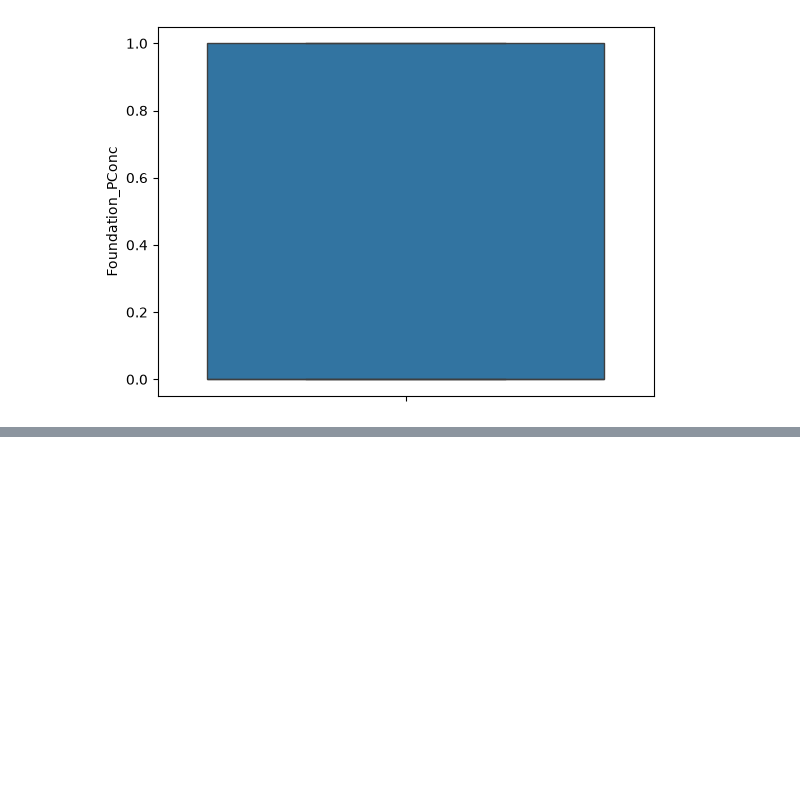
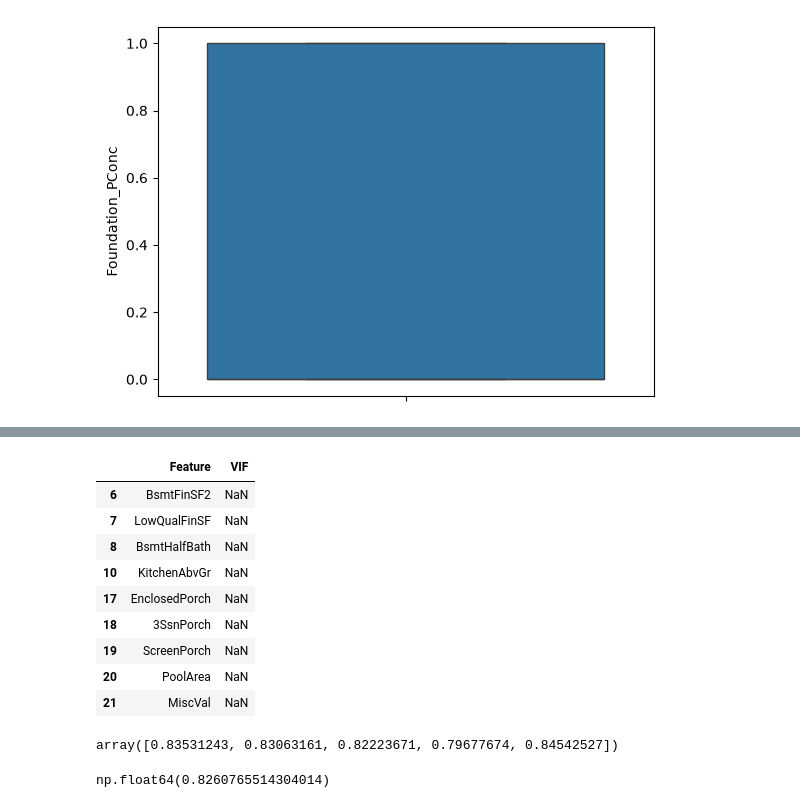
Before and after one commit to Logesh-M0324/Weekend_Task, a Jupyter notebook: Advanced Regression Model Comparison & Optimization Platform/notebooks/05_Model_optimization.ipynb, the cells around one changed output, grey strips where cells are left out. Drawn from its saved outputs; the diff is of its cells as text; code cells hidden in the pictures; blank space fills up the shorter version.

```diff
--- a/Advanced Regression Model Comparison & Optimization Platform/notebooks/05_Model_optimization.ipynb
+++ b/Advanced Regression Model Comparison & Optimization Platform/notebooks/05_Model_optimization.ipynb
@@ -284,0 +388,5 @@ from statsmodels.stats.outliers_influence import variance_inflation_factor
+# %%
+high_vif = vif[vif["VIF"] > 10]
+column_to_remove = high_vif["Feature"]
+
+column_to_remove
@@ -284,0 +411,18 @@ from statsmodels.stats.outliers_influence import variance_inflation_factor
+# %%
+train_scaled = train_scaled.drop( column_to_remove, axis=1)
+# %%
+vif = pd.DataFrame()
+
+vif["Feature"] = train_scaled.columns
+
+vif["VIF"] = [
+    variance_inflation_factor(train_scaled.values, i)
+    for i in range(train_scaled.shape[1])
+]
+
+vif = vif.sort_values(
+    by="VIF",
+    ascending=False
+)
+
+print(vif)
@@ -284,0 +444,13 @@ from statsmodels.stats.outliers_influence import variance_inflation_factor
+# %%
+vif[vif["VIF"].isna()]
+# %% [output]
+|  | Feature | VIF |
+| 6 | BsmtFinSF2 | NaN |
+| 7 | LowQualFinSF | NaN |
+| 8 | BsmtHalfBath | NaN |
+| 10 | KitchenAbvGr | NaN |
+| 17 | EnclosedPorch | NaN |
+| 18 | 3SsnPorch | NaN |
+| 19 | ScreenPorch | NaN |
+| 20 | PoolArea | NaN |
+| 21 | MiscVal | NaN |
@@ -284,0 +482,9 @@ from statsmodels.stats.outliers_influence import variance_inflation_factor
+# %%
+cv_score
+# %% [output]
+array([0.83531243, 0.83063161, 0.82223671, 0.79677674, 0.84542527])
+# %%
+linear_regression_AvgCV = cv_score.mean()
+linear_regression_AvgCV
+# %% [output]
+np.float64(0.8260765514304014)
```
Also changed, not shown: parts of 42 cells of this notebook, 15 other files.
